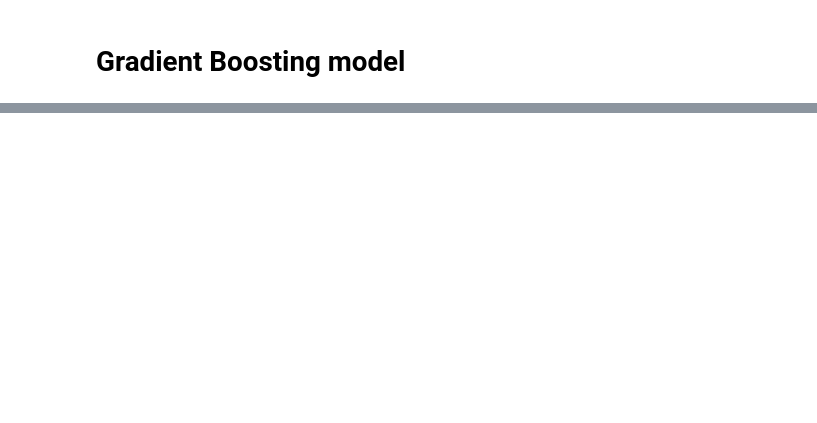
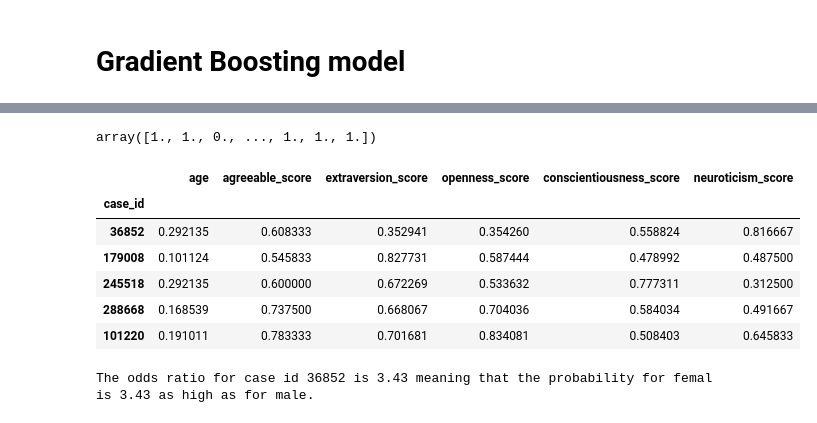
Before and after one commit to efratkohen/Big_five, a Jupyter notebook: Big Five.ipynb, the cells around one changed output, grey strips where cells are left out. Drawn from its saved outputs; the diff is of its cells as text; code cells hidden in the pictures; blank space fills up the shorter version.

```diff
--- a/Big Five.ipynb
+++ b/Big Five.ipynb
@@ -279,8 +399,6 @@ def split_df (target_name: str, data: pd.DataFrame):
 # %%
-#prediction of sex without the country feature by LogisticRegression model
-data2 = data.drop('country', axis=1)
 target_name = 'sex'
-X_train, X_test, y_train, y_test = split_df(target_name, data2)
+X_train, X_test, y_train, y_test = split_df(target_name, scaled_data2)
 Lreg = LogisticRegression().fit(X_train, y_train)
 y_predicted = Lreg.predict(X_test)
 # %%
@@ -374,0 +552,14 @@ _ = plot_roc_curve(gradient_boosting1, X_test1, y_test1)
+# %%
+Lreg.predict(X_test)
+# %% [output]
+array([1., 1., 0., ..., 1., 1., 1.])
+# %%
+X_test.head()
+# %% [output]
+|  | age | agreeable_score | extraversion_score | openness_score | conscientiousness_score | neuroticism_score |
+| case_id |  |  |  |  |  |  |
+| 36852 | 0.292135 | 0.608333 | 0.352941 | 0.354260 | 0.558824 | 0.816667 |
+| 179008 | 0.101124 | 0.545833 | 0.827731 | 0.587444 | 0.478992 | 0.487500 |
+| 245518 | 0.292135 | 0.600000 | 0.672269 | 0.533632 | 0.777311 | 0.312500 |
+| 288668 | 0.168539 | 0.737500 | 0.668067 | 0.704036 | 0.584034 | 0.491667 |
+| 101220 | 0.191011 | 0.783333 | 0.701681 | 0.834081 | 0.508403 | 0.645833 |
@@ -374,0 +568,4 @@ _ = plot_roc_curve(gradient_boosting1, X_test1, y_test1)
+# %%
+print(f"The odds ratio for case id {X_test.index[0]} is {odds_ratio_x1:.2f} meaning that the probability for femal is {odds_ratio_x1:.2f} as high as for male.")
+# %% [output]
+The odds ratio for case id 36852 is 3.43 meaning that the probability for femal is 3.43 as high as for male.
```
Also changed, not shown: parts of 58 cells of this notebook.
